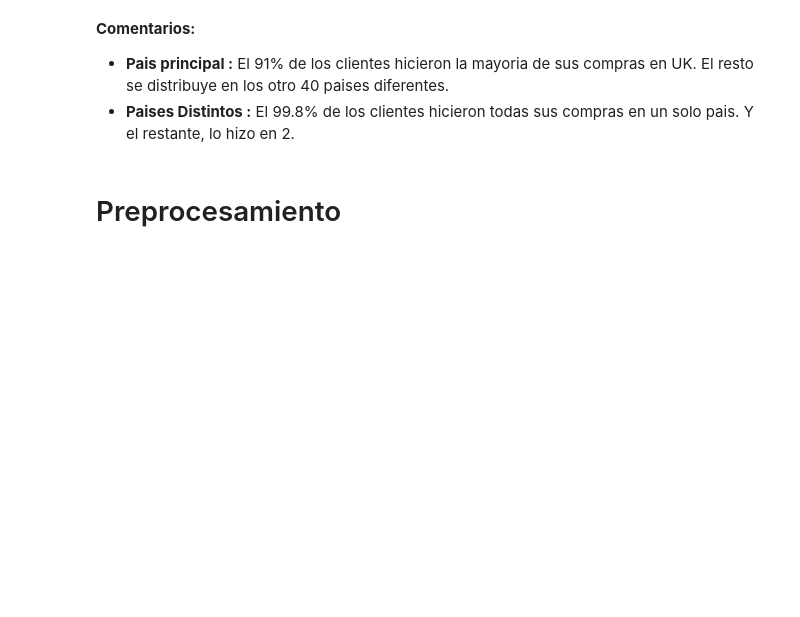
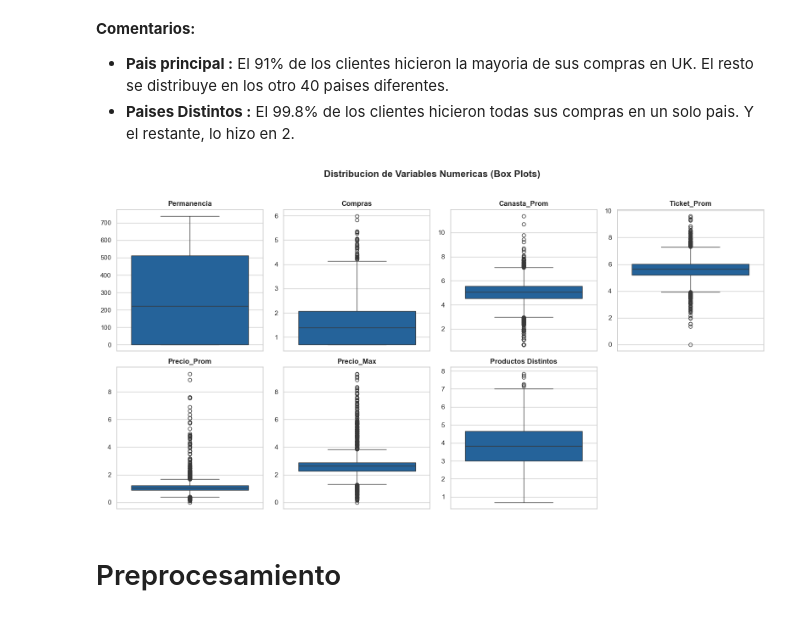
Before and after one commit to miguelblanco123/proyecto_final_aa, a Jupyter notebook: notebooks/notebook.ipynb, the cells around one changed output. Drawn from its saved outputs; the diff is of its cells as text; code cells hidden in the pictures; blank space fills up the shorter version.

```diff
--- a/notebooks/notebook.ipynb
+++ b/notebooks/notebook.ipynb
@@ -30,7 +28,7 @@ from sklearn.preprocessing import StandardScaler
 # Carga de Datos
 # %%
 # --- Primer dataset (cronologico de contenido) ---
-online_retail_ii = pd.read_excel(r"datasets\online_retail_ii.xlsx")
+online_retail_ii = pd.read_excel(r"..\data\raw\online_retail_ii.xlsx")
 
 online_retail_ii.rename(columns={
     "Price" : "UnitPrice",
@@ -49,7 +47,7 @@ online_retail_ii.head(5)
 | 4 | 489434 | 21232 | STRAWBERRY CERAMIC TRINKET BOX | 24 | 2009-12-01 07:45:00 | 1.25 | 13085.0 | United Kingdom |
 # %%
 # --- Segundo dataset (cronologico de contenido) ---
-online_retail = pd.read_excel(r"datasets\online_retail.xlsx")
+online_retail = pd.read_excel(r"..\data\raw\online_retail.xlsx")
 
 online_retail.rename(columns={
     "InvoiceNo" : "Invoice"
@@ -110,5 +102,0 @@ del df_raw
-# %%
-df_raw = pd.read_parquet(r"datasets\online_retail.parquet")
-
-print( df_raw.shape )
-df_raw.head()
@@ -512,5 +484,40 @@ sns.reset_defaults()
 
 * **Pais principal :** El 91% de los clientes hicieron la mayoria de sus compras en UK. El resto se distribuye en los otro 40 paises diferentes.
 * **Paises Distintos :** El 99.8% de los clientes hicieron todas sus compras en un solo pais. Y el restante, lo hizo en 2.
+# %%
+cols_boxplot = [
+    "Permanencia",
+    "Compras",
+    "Canasta_Prom", "Ticket_Prom", "Precio_Prom", "Precio_Max",
+    "Productos Distintos"
+]
+
+n_cols = 4
+n_rows = int(np.ceil(len(cols_boxplot) / n_cols))
+
+sns.set_theme(style="whitegrid")
+fig, axes = plt.subplots(n_rows, n_cols, figsize=(4 * n_cols, 4 * n_rows))
+axes = axes.flatten()
+
+fig.suptitle(
+    "Distribucion de Variables Numericas (Box Plots)",
+    fontsize=16,
+    fontweight="bold",
+    y=1.02,
+)
+
+for ax, col in zip(axes, cols_boxplot):
+    sns.boxplot(y=df_customer_transformed[col], ax=ax, color="#1164ad")
+    ax.set_title(col, fontweight="bold")
+    ax.set_ylabel("")
+
+for ax in axes[len(cols_boxplot):]:
+    ax.axis("off")
+
+plt.tight_layout()
+plt.show()
+sns.reset_defaults()
+# %% [output]
+[figure, added]
 # %% [markdown]
 # Preprocesamiento
```
Also changed, not shown: parts of 7 cells of this notebook.
